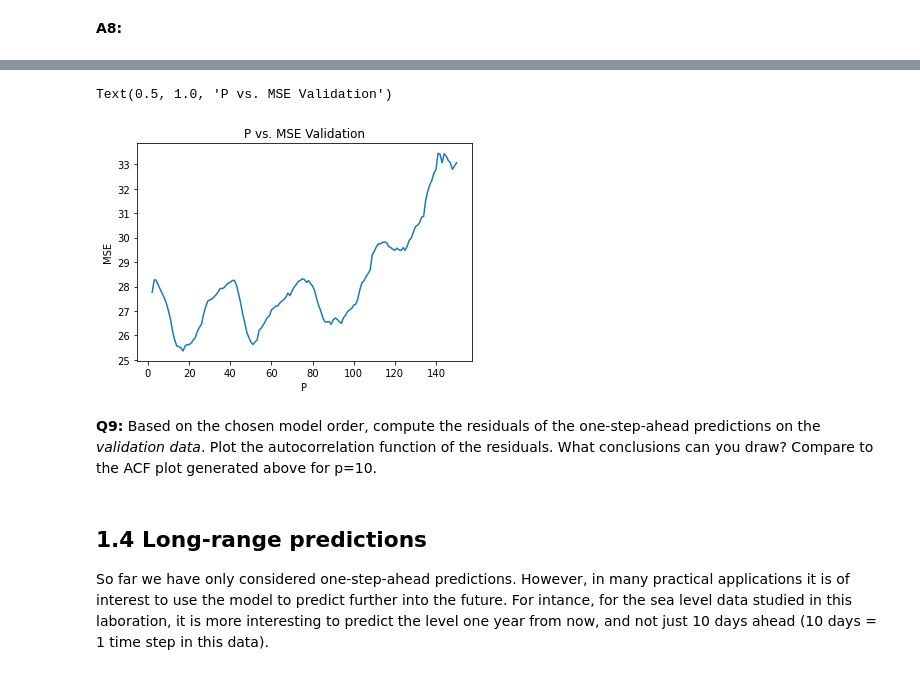
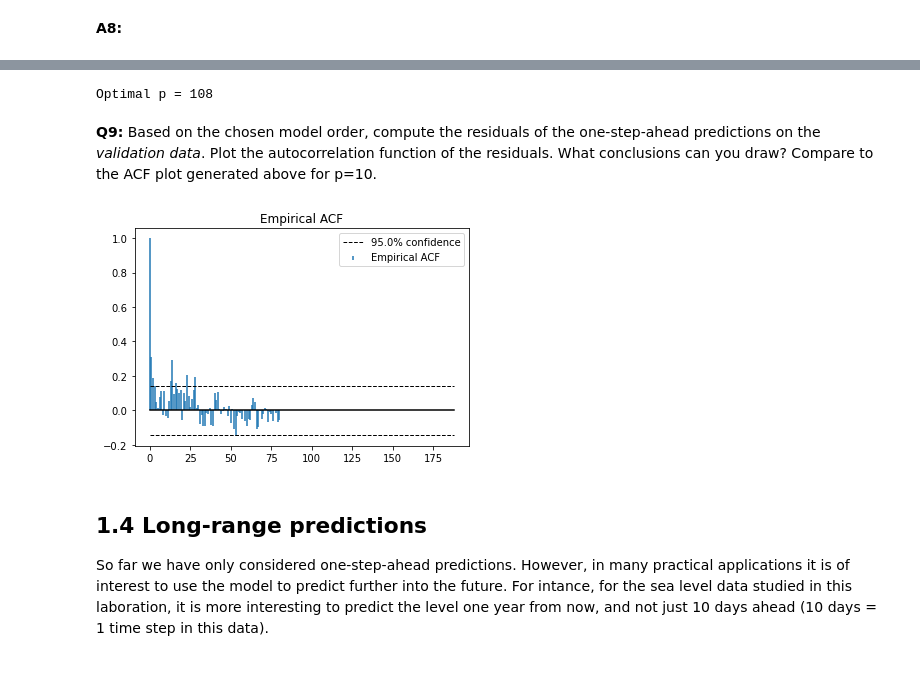
Before and after one commit to nicta839/MSc_Statistics_and_Machine_Learning, a Jupyter notebook: Time Series and Sequence Learning - 732A80/tssl_lab1.ipynb, the cells around one changed output, grey strips where cells are left out. Saved outputs shown, nothing was run; the diff lists cells and outputs as text; code cells hidden in the pictures.

```diff
--- a/Time Series and Sequence Learning - 732A80/tssl_lab1.ipynb
+++ b/Time Series and Sequence Learning - 732A80/tssl_lab1.ipynb
@@ -291,9 +291,0 @@ Text(0, 0.5, 'MSE')
-# %%
-# P vs. MSE Valid
-plt.plot(results_valid.keys(), results_valid.values())
-plt.xlabel('P')
-plt.ylabel('MSE')
-plt.title('P vs. MSE Validation')
-# %% [output]
-Text(0.5, 1.0, 'P vs. MSE Validation')
-[figure, removed]
@@ -300,5 +299,21 @@ Text(0.5, 1.0, 'P vs. MSE Validation')
+# %%
+print(f"Optimal p = {p_opt}")
+# %% [output]
+Optimal p = 108
 # %% [markdown]
 **Q9:** Based on the chosen model order, compute the residuals of the one-step-ahead predictions on the *validation data*. Plot the autocorrelation function of the residuals. What conclusions can you draw? Compare to the ACF plot generated above for p=10.
+# %%
+theta_opt = fit_ar(ytrain, opt_p)
+
+pred_train_opt = predict_ar_1step(theta_opt, ytrain)
+pred_valid_opt = predict_ar_1step(theta_opt, np.array(yvalid))
+
+train_res_opt = ytrain[:-len(theta_opt)] - pred_train_opt
+valid_res_opt = yvalid[:-len(theta_opt)] - pred_valid_opt
+# %%
+acfplot(valid_res_opt)
+# %% [output]
+[figure, added]
 # %% [markdown]
 ## 1.4 Long-range predictions
 So far we have only considered one-step-ahead predictions. However, in many practical applications it is of interest to use the model to predict further into the future. For intance, for the sea level data studied in this laboration, it is more interesting to predict the level one year from now, and not just 10 days ahead (10 days = 1 time step in this data).
```
Also changed, not shown: parts of 5 cells of this notebook.
